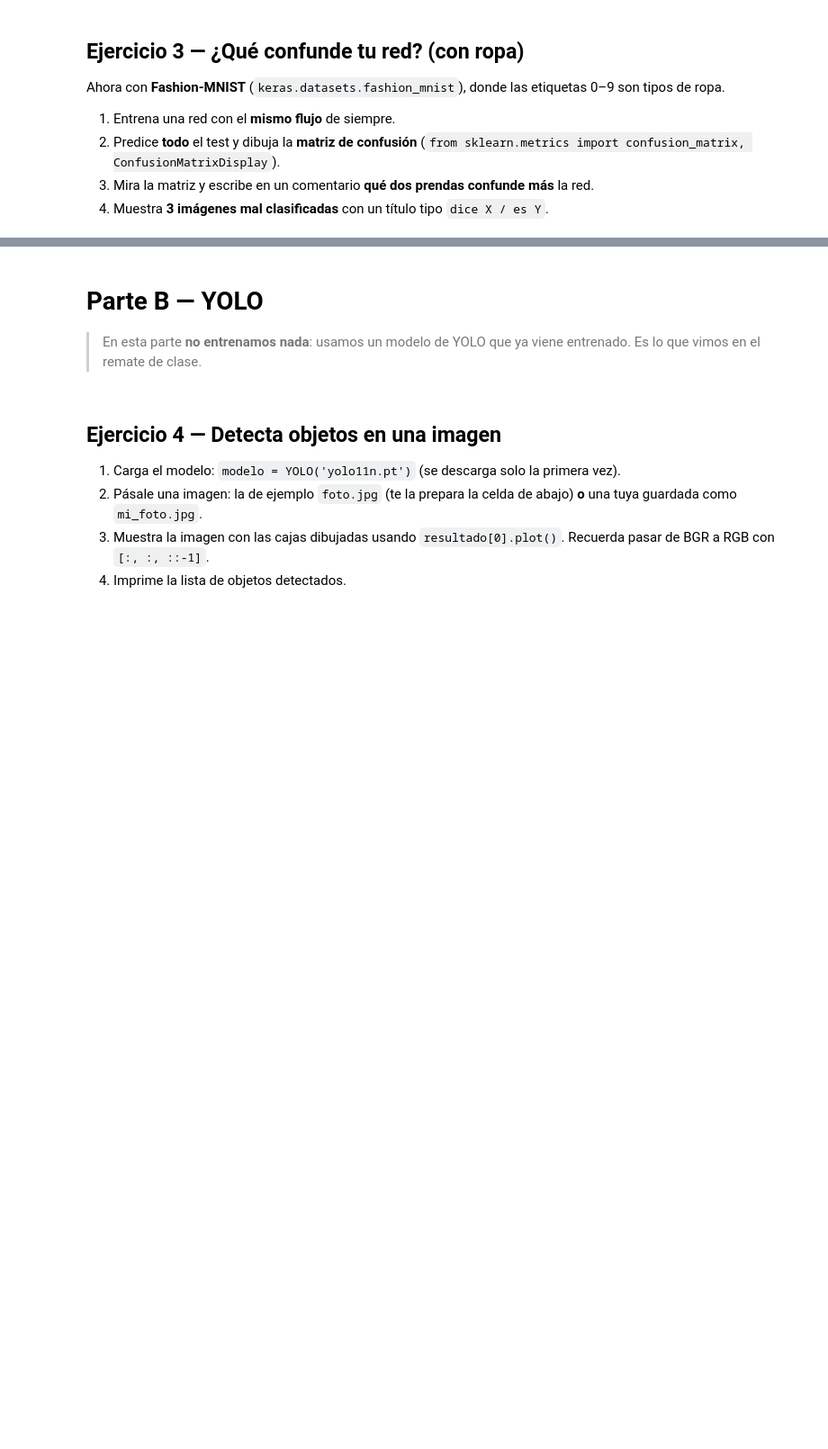
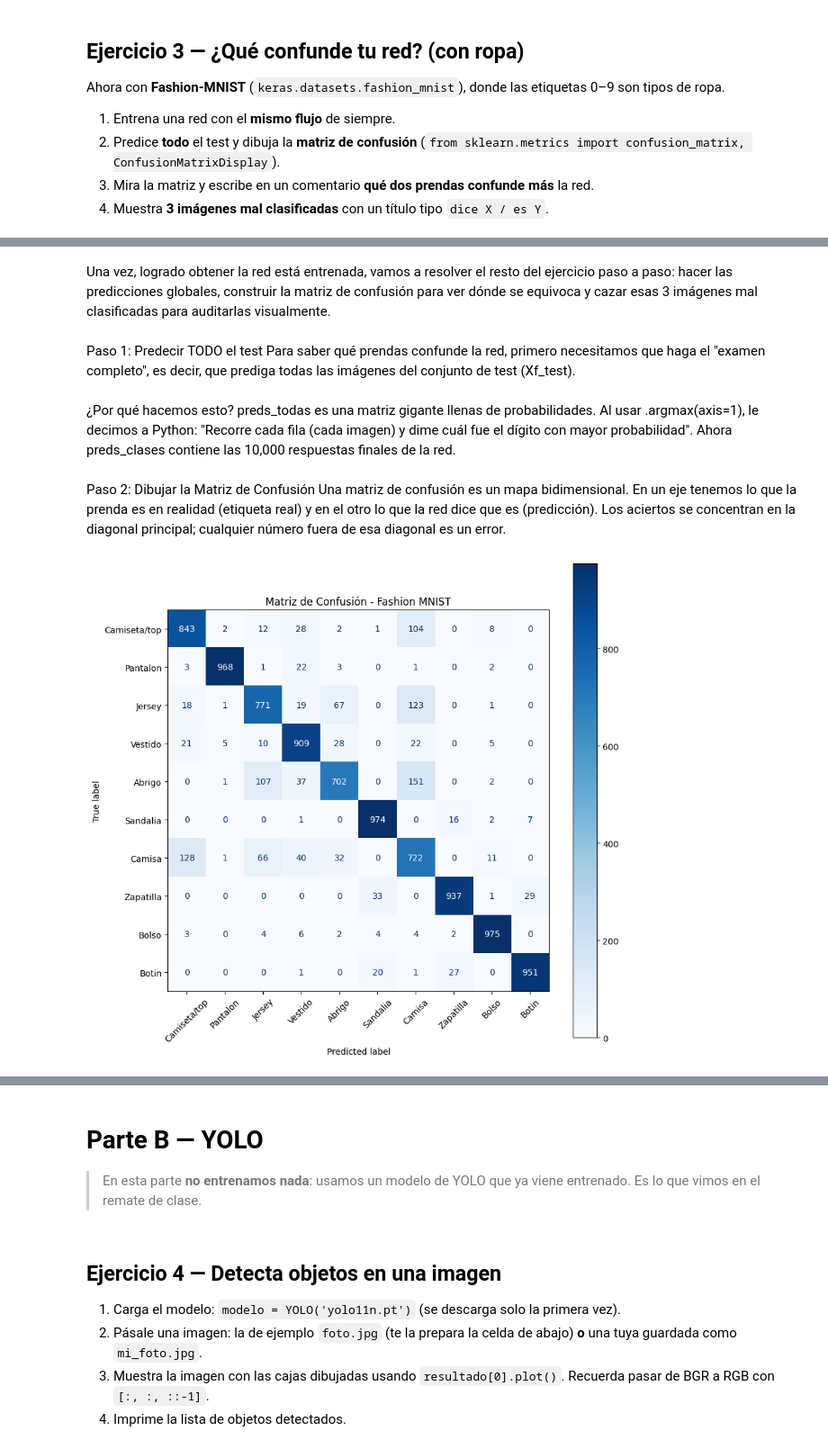
Before and after one commit to carlosgomezagrafojo/Redes_Neuronales, a Jupyter notebook: ejercicios_extra_redes_y_yolo.ipynb, the cells around one changed output, grey strips where cells are left out. Shown at 90% size. Cells and saved outputs as stored; diff of their text form; code cells hidden in the pictures; blank space fills up the shorter version.

```diff
--- a/ejercicios_extra_redes_y_yolo.ipynb
+++ b/ejercicios_extra_redes_y_yolo.ipynb
@@ -293,0 +536,33 @@ clases = ['Camiseta/top', 'Pantalon', 'Jersey', 'Vestido', 'Abrigo',
+# %% [markdown]
+Una vez, logrado obtener la red está entrenada, vamos a resolver el resto del ejercicio paso a paso: hacer las predicciones globales, construir la matriz de confusión para ver dónde se equivoca y cazar esas 3 imágenes mal clasificadas para auditarlas visualmente.
+# %% [markdown]
+Paso 1: Predecir TODO el test
+Para saber qué prendas confunde la red, primero necesitamos que haga el "examen completo", es decir, que prediga todas las imágenes del conjunto de test (Xf_test).
+# %% [markdown]
+¿Por qué hacemos esto? preds_todas es una matriz gigante llenas de probabilidades. Al usar .argmax(axis=1), le decimos a Python: "Recorre cada fila (cada imagen) y dime cuál fue el dígito con mayor probabilidad". Ahora preds_clases contiene las 10,000 respuestas finales de la red.
+# %%
+# 1. Pedimos las probabilidades de TODO el dataset de test (las 10,000 imágenes)
+preds_todas = red_ropa.predict(Xf_test, verbose=0)
+
+# 2. Usamos argmax en el eje 1 (axis=1) para quedarnos con el número de clase ganador para cada imagen
+preds_clases = preds_todas.argmax(axis=1)
+# %% [markdown]
+Paso 2: Dibujar la Matriz de Confusión
+Una matriz de confusión es un mapa bidimensional. En un eje tenemos lo que la prenda es en realidad (etiqueta real) y en el otro lo que la red dice que es (predicción). Los aciertos se concentran en la diagonal principal; cualquier número fuera de esa diagonal es un error.
+# %%
+from sklearn.metrics import confusion_matrix, ConfusionMatrixDisplay
+
+# 1. Calculamos la matriz matemática comparando lo real (yf_test) con lo predicho (preds_clases)
+cm = confusion_matrix(yf_test, preds_clases)
+
+# 2. Configuramos la visualización gráfica usando los nombres de la ropa ('clases')
+disp = ConfusionMatrixDisplay(confusion_matrix=cm, display_labels=clases)
+
+# 3. Lo dibujamos en pantalla con un tamaño cómodo y girando los nombres para que se lean bien
+fig, ax = plt.subplots(figsize=(10, 10))
+disp.plot(ax=ax, cmap='Blues', values_format='d') # 'd' muestra números enteros
+plt.xticks(rotation=45)
+plt.title('Matriz de Confusión - Fashion MNIST')
+plt.show()
+# %% [output]
+[figure, added]
```
Also changed, not shown: parts of 27 cells of this notebook.
